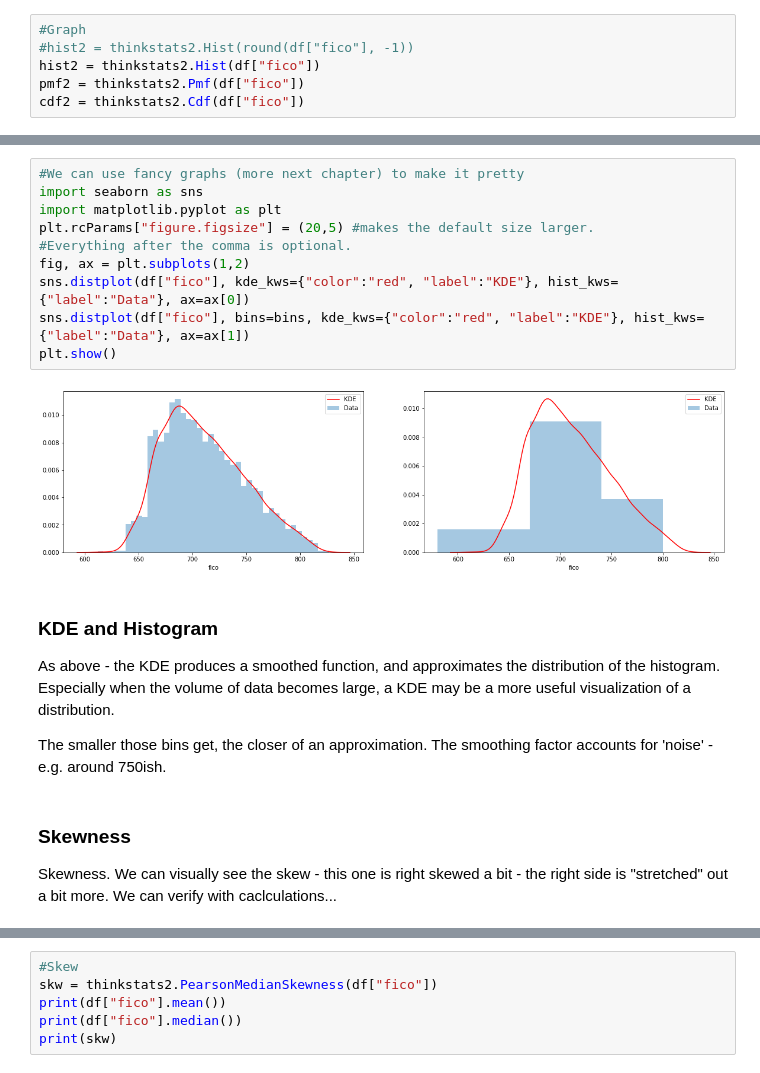
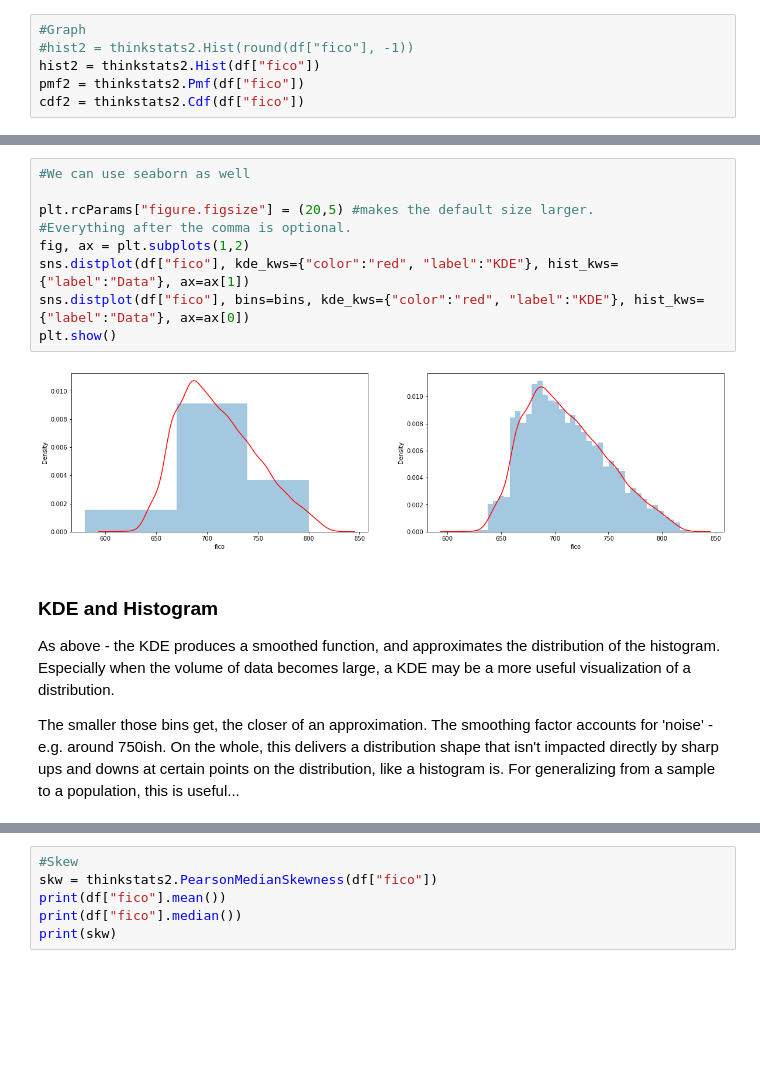
Before and after one commit to zareeiant/Basic_Stats_in_Python_Student_Workbooks, a Jupyter notebook: 010_PDF_sol.ipynb, the cells around one changed output, grey strips where cells are left out. Saved outputs shown, nothing was run; the diff lists cells and outputs as text; blank space fills up the shorter version.

```diff
--- a/010_PDF_sol.ipynb
+++ b/010_PDF_sol.ipynb
@@ -120,22 +148,17 @@ thinkplot.Config()
 # %%
-#We can use fancy graphs (more next chapter) to make it pretty
-import seaborn as sns
-import matplotlib.pyplot as plt
+#We can use seaborn as well
+
 plt.rcParams["figure.figsize"] = (20,5) #makes the default size larger.
 #Everything after the comma is optional.
 fig, ax = plt.subplots(1,2)
-sns.distplot(df["fico"], kde_kws={"color":"red", "label":"KDE"}, hist_kws={"label":"Data"}, ax=ax[0])
-sns.distplot(df["fico"], bins=bins, kde_kws={"color":"red", "label":"KDE"}, hist_kws={"label":"Data"}, ax=ax[1])
+sns.distplot(df["fico"], kde_kws={"color":"red", "label":"KDE"}, hist_kws={"label":"Data"}, ax=ax[1])
+sns.distplot(df["fico"], bins=bins, kde_kws={"color":"red", "label":"KDE"}, hist_kws={"label":"Data"}, ax=ax[0])
 plt.show()
 # %% [output]
-[figure, old version]
+[figure, new version]
 # %% [markdown]
 ### KDE and Histogram
 
 As above - the KDE produces a smoothed function, and approximates the distribution of the histogram. Especially when the volume of data becomes large, a KDE may be a more useful visualization of a distribution.
 
-The smaller those bins get, the closer of an approximation. The smoothing factor accounts for 'noise' - e.g. around 750ish.
+The smaller those bins get, the closer of an approximation. The smoothing factor accounts for 'noise' - e.g. around 750ish. On the whole, this delivers a distribution shape that isn't impacted directly by sharp ups and downs at certain points on the distribution, like a histogram is. For generalizing from a sample to a population, this is useful...
-# %% [markdown]
-### Skewness
-
-Skewness. We can visually see the skew - this one is right skewed a bit - the right side is "stretched" out a bit more. We can verify with caclculations...
```
Also changed, not shown: parts of 27 cells of this notebook, 2 other files.
